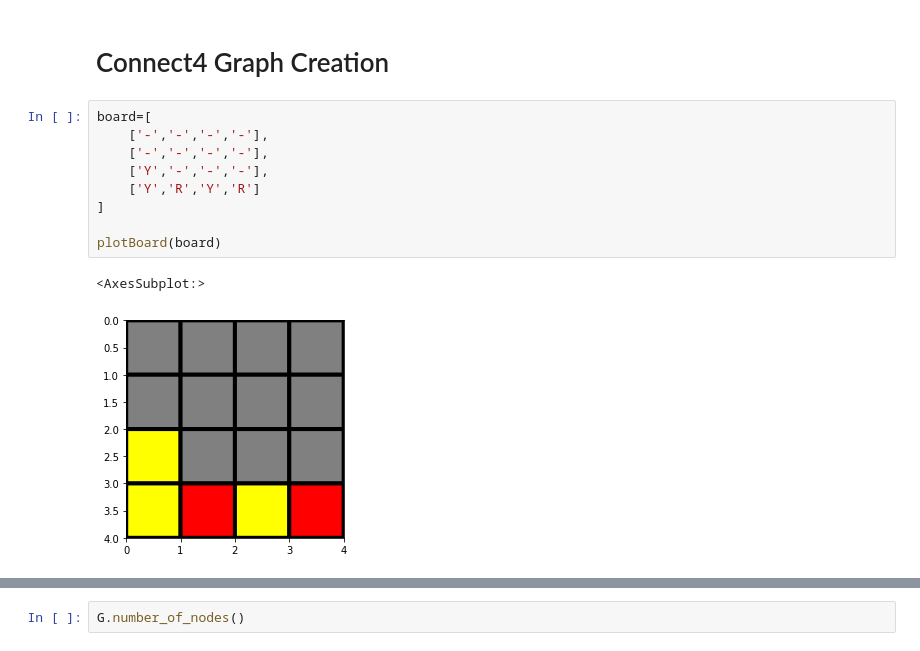
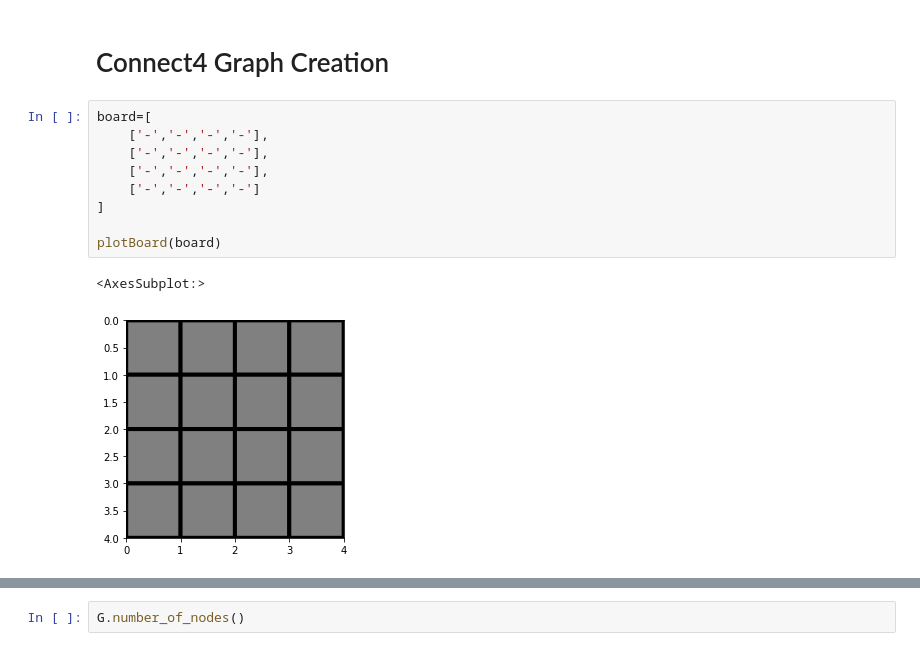
Before and after one commit to davidrossouw/cloud-run, a Jupyter notebook: connect4/connect4_game.ipynb, the cells around one changed output, grey strips where cells are left out. Cells and saved outputs as stored; diff of their text form.

```diff
--- a/connect4/connect4_game.ipynb
+++ b/connect4/connect4_game.ipynb
@@ -225,14 +225,14 @@ def search(board, max_depth=4):  # -> DiGraph
 # %%
 board=[
     ['-','-','-','-'],
     ['-','-','-','-'],
-    ['Y','-','-','-'],
-    ['Y','R','Y','R']
+    ['-','-','-','-'],
+    ['-','-','-','-']
 ]
 
 plotBoard(board)
 # %% [output]
 <AxesSubplot:>
-[figure, old version]
+[figure, new version]
 # %%
 %%time
```
Also changed, not shown: parts of 6 cells of this notebook, 6 other files.
